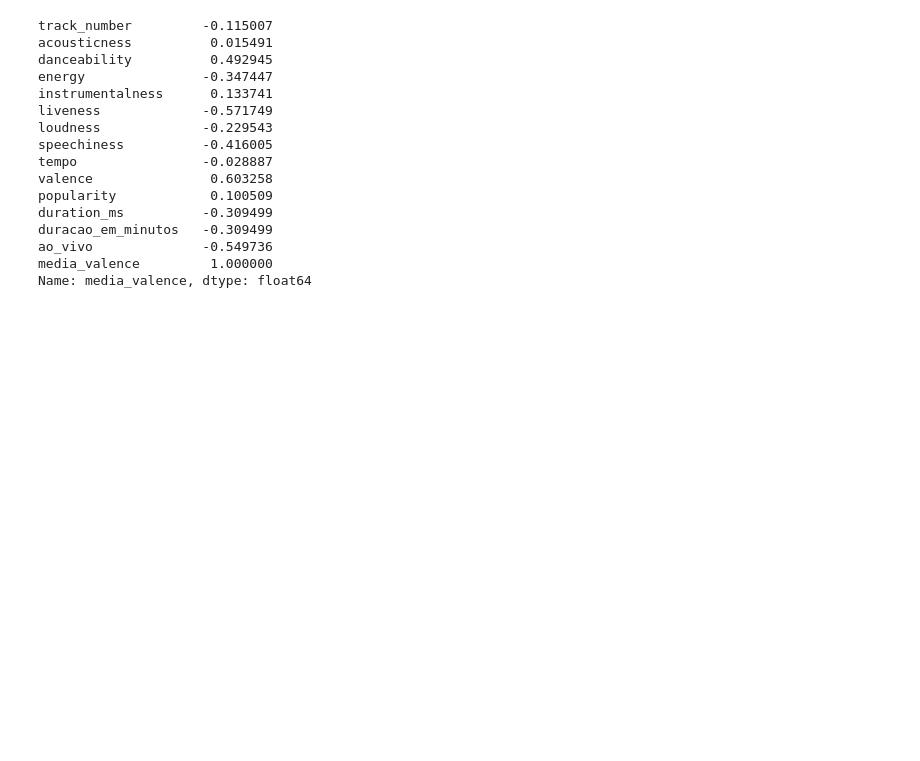
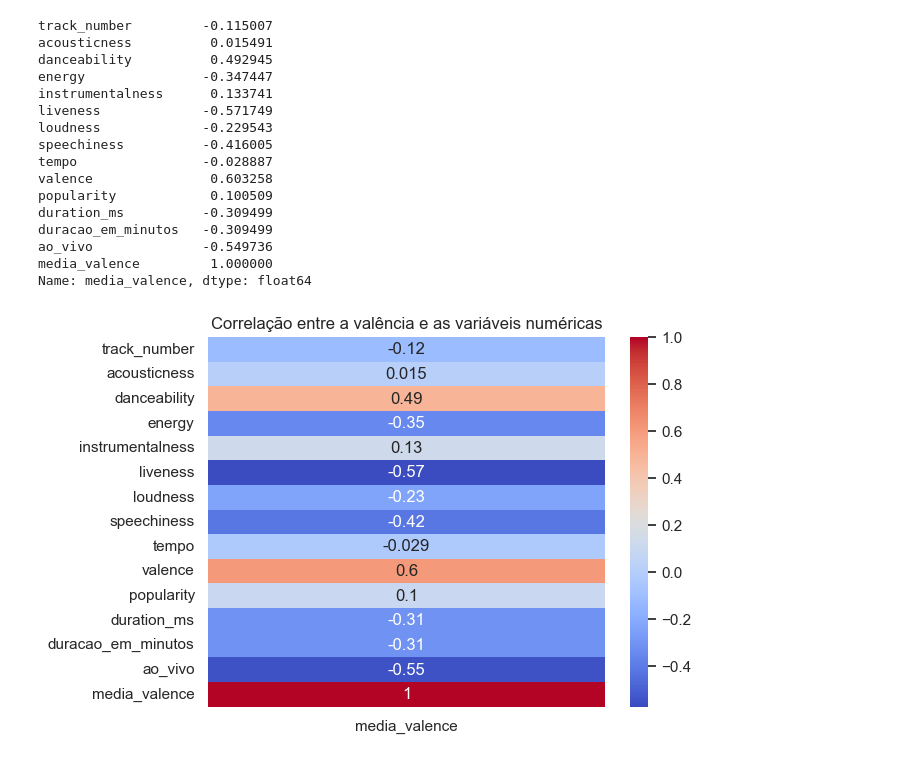
Before and after one commit to KelvynAmaral/rolling-stones-spotify-eda, a Jupyter notebook: notebooks/case_spotify_review.ipynb, the cells around one changed output. Saved outputs shown, nothing was run; the diff lists cells and outputs as text; code cells hidden in the pictures; blank space fills up the shorter version.

Commit message:
Plota correlacao

```diff
--- a/notebooks/case_spotify_review.ipynb
+++ b/notebooks/case_spotify_review.ipynb
@@ -360,3 +360,9 @@ duracao_em_minutos   -0.309499
 ao_vivo              -0.549736
 media_valence         1.000000
 Name: media_valence, dtype: float64
+# %%
+sns.heatmap(correlacao_sentimento.to_frame(), annot=True, cmap='coolwarm')
+plt.title('Correlação entre a valência e as variáveis numéricas')
+plt.show()
+# %% [output]
+[figure, added]
```
Also changed, not shown: parts of 5 cells of this notebook.
